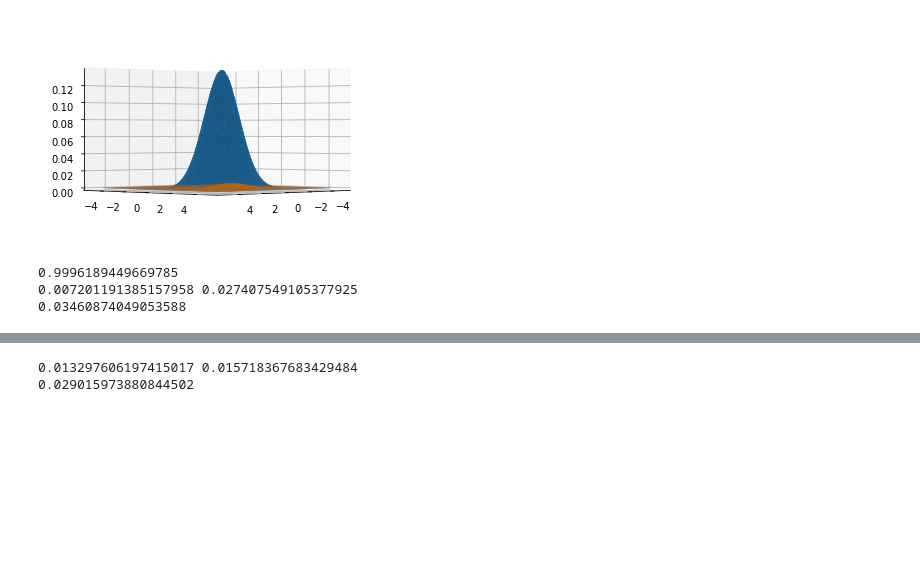
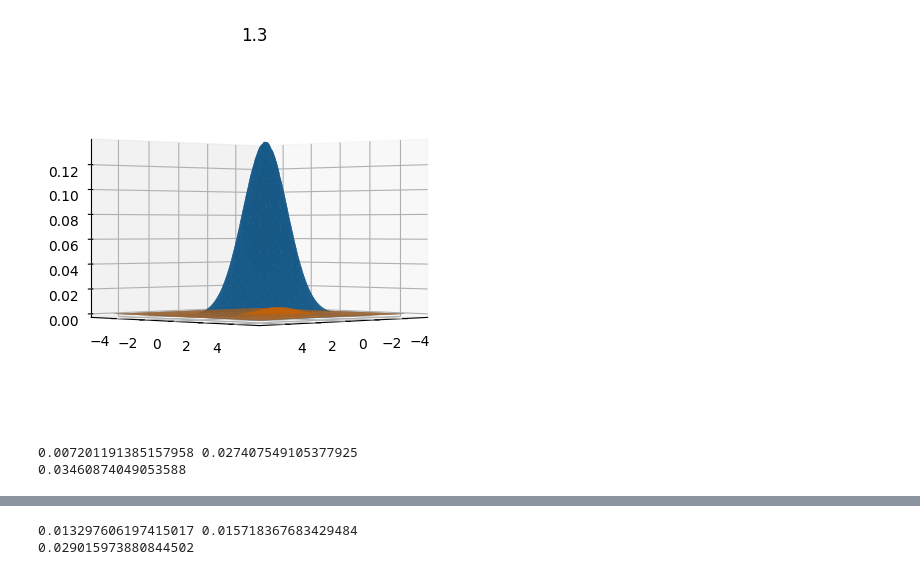
Before and after one commit to eegrigor/Pattern_Recognition_Assignment1, a Jupyter notebook: Grigorakis_9694_Kaimakamidis_9627_Assignment1.ipynb, the cells around one changed output, grey strips where cells are left out. Drawn from its saved outputs; the diff is of its cells as text; code cells hidden in the pictures; blank space fills up the shorter version.

```diff
--- a/Grigorakis_9694_Kaimakamidis_9627_Assignment1.ipynb
+++ b/Grigorakis_9694_Kaimakamidis_9627_Assignment1.ipynb
@@ -85,24 +99,27 @@ plt.show()
 # %%
 
 P1x = np.zeros(points * points)
 P2x = np.zeros(points * points)
 
 for i in range(points * points):
     P1x[i] = -np.matmul(np.matmul(np.transpose(x12[i] - mean1),np.linalg.inv(Sigma)),(x12[i] - mean1))/2 - np.log(2*np.pi) - np.log(np.linalg.det(Sigma))/2 + np.log(P1)
     P2x[i] = -np.matmul(np.matmul(np.transpose(x12[i] - mean2),np.linalg.inv(Sigma)),(x12[i] - mean2))/2 - np.log(2*np.pi) - np.log(np.linalg.det(Sigma))/2 + np.log(P2)
 
 fig = plt.figure()
 
 P1x = np.reshape(P1x,(points,points))
 P2x = np.reshape(P2x,(points,points))
 
 axes = plt.axes(projection = '3d')
+
 axes.plot_surface(xx,yy,np.exp(P1x))
 axes.plot_surface(xx,yy,np.exp(P2x))
+
 axes.view_init(0, 45)
+plt.title("1.3")
 plt.show()
 # %% [output]
-[figure, old version]
+[figure, new version]
 # %%
 error1 = 0
 error2 = 0
@@ -110,20 +127,17 @@ p1 = p1.reshape((points, points))
 p2 = p2.reshape((points, points))
 px = px.reshape((points, points))
 size = x1[1] - x1[0]
-counter = 0
+
 for i in range(points):
     for j in range(points):
-        counter += p2[i,j] * size**2 * P2
-        counter += p1[i,j] * size**2 * P1
         if(P1x[i,j] > P2x[i,j]):
             error2 += p2[i,j] * size**2 * P2
         elif(P2x[i,j] > P1x[i,j]):
             error1 += p1[i,j] * size**2 * P1
 
-print(counter)
+
 print(error1, error2)
 print(error1+error2)
 # %% [output]
-0.9996189449669785
 0.007201191385157958 0.027407549105377925
 0.03460874049053588
```
Also changed, not shown: parts of 12 cells of this notebook.
